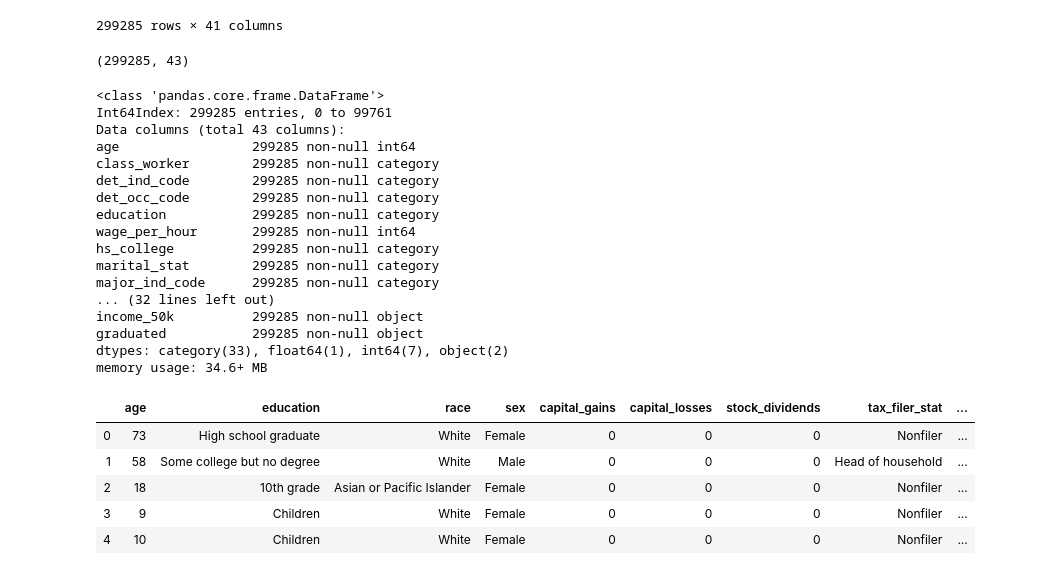
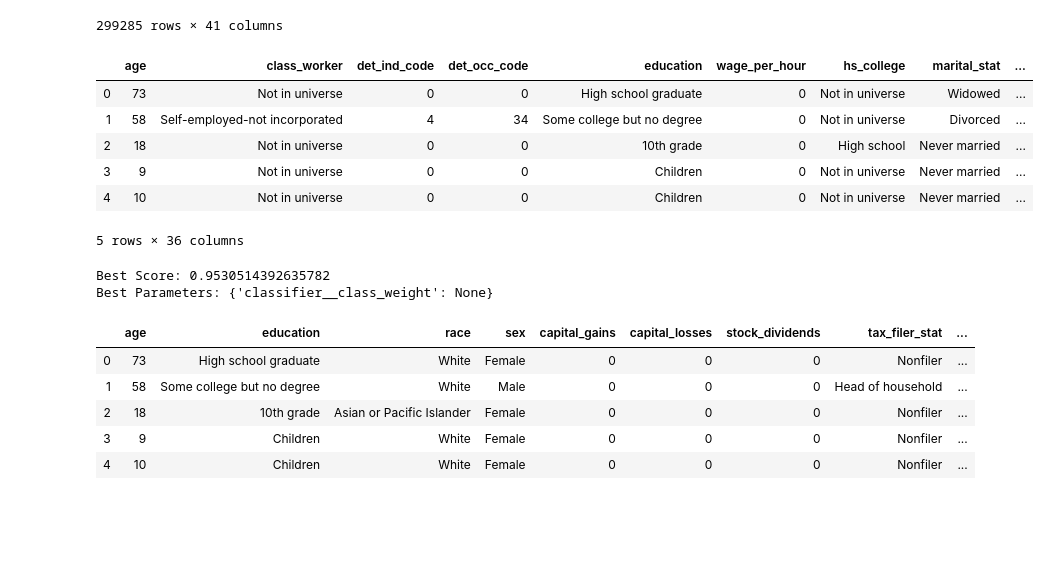
Before and after one commit to mcgrupp2/DS7331_termProject, a Jupyter notebook: SVM for Mini-Lab.ipynb, the cells around one changed output. Cells and saved outputs as stored; diff of their text form; code cells hidden in the pictures; blank space fills up the shorter version.

Commit message:
svm second pass - AV
SVM ran, just need do some tuning parameters and figure out optimal SVMs

```diff
--- a/SVM for Mini-Lab.ipynb
+++ b/SVM for Mini-Lab.ipynb
@@ -75,21 +89,6 @@ df.drop(columns=['instance_weight']) ## not used for our analysis
 | 99760 | 30 | Private | 45 | 2 | Bachelors degree(BA AB BS) | 0 | Not in universe | Married-civilian spouse present | ... |
 | 99761 | 67 | Not in universe | 0 | 0 | 9th grade | 0 | Not in universe | Married-civilian spouse present | ... |
 299285 rows × 41 columns
-# %%
-## Create a new variable for classification based of if the person recieved a
-## college degree
-higer_degrees = [
-    ' Bachelors degree(BA AB BS)',
-    ' Masters degree(MA MS MEng MEd MSW MBA)',
-    ' Prof school degree (MD DDS DVM LLB JD)',
-    ' Doctorate degree(PhD EdD)',
-]
-
-df['graduated'] = 'no'
-df.loc[df['education'].isin(higer_degrees), 'graduated'] = 'yes'
-df.shape
-# %% [output]
-(299285, 43)
 # %%
 categorical_features = [
     'class_worker',
@@ -126,33 +125,26 @@ categorical_features = [
     'vet_benefits',
     'year',
 ]
-continuous_features = [
-    'age',
-    'wage_per_hour',
-    'capital_gains',
-    'capital_losses',
-    'stock_dividends',
-    'num_emp',
-    'weeks_worked',
-  ]
 df[categorical_features] = df[categorical_features].astype('category')
-
-df.info()
-# %% [output]
-<class 'pandas.core.frame.DataFrame'>
-Int64Index: 299285 entries, 0 to 99761
-Data columns (total 43 columns):
-age                 299285 non-null int64
-class_worker        299285 non-null category
-det_ind_code        299285 non-null category
-det_occ_code        299285 non-null category
-education           299285 non-null category
-wage_per_hour       299285 non-null int64
-hs_college          299285 non-null category
-marital_stat        299285 non-null category
-major_ind_code      299285 non-null category
-... (32 lines left out)
-income_50k          299285 non-null object
-graduated           299285 non-null object
-dtypes: category(33), float64(1), int64(7), object(2)
-memory usage: 34.6+ MB
+# %%
+### Drop columns not used in modelling
+model_df = df.drop(
+    columns=[
+        'region_prev_res',
+        'state_prev_res',
+        'country_father',
+        'country_mother',
+        'country_self',
+        'year',
+    ]
+)
+# %%
+model_df.head()
+# %% [output]
+|  | age | class_worker | det_ind_code | det_occ_code | education | wage_per_hour | hs_college | marital_stat | ... |
+| 0 | 73 | Not in universe | 0 | 0 | High school graduate | 0 | Not in universe | Widowed | ... |
+| 1 | 58 | Self-employed-not incorporated | 4 | 34 | Some college but no degree | 0 | Not in universe | Divorced | ... |
+| 2 | 18 | Not in universe | 0 | 0 | 10th grade | 0 | High school | Never married | ... |
+| 3 | 9 | Not in universe | 0 | 0 | Children | 0 | Not in universe | Never married | ... |
+| 4 | 10 | Not in universe | 0 | 0 | Children | 0 | Not in universe | Never married | ... |
+5 rows × 36 columns
@@ -159,3 +194,14 @@ memory usage: 34.6+ MB
+# %%
+classifier = LogisticRegression()
+param_grid = {
+    'classifier__class_weight': ['balanced', None],
+    #'classifier__max_iter': [9999, 99999],
+}
+
+CV = classification_pipeline(model_df, 'income_50k', classifier, param_grid)
+# %% [output]
+Best Score: 0.9530514392635782
+Best Parameters: {'classifier__class_weight': None}
 # %%
 #Keeping only a specific subset of variables for the classification and also transforming
 #Income so it can be used in our classification model.
```
Also changed, not shown: parts of 3 cells of this notebook, 1 other file.
